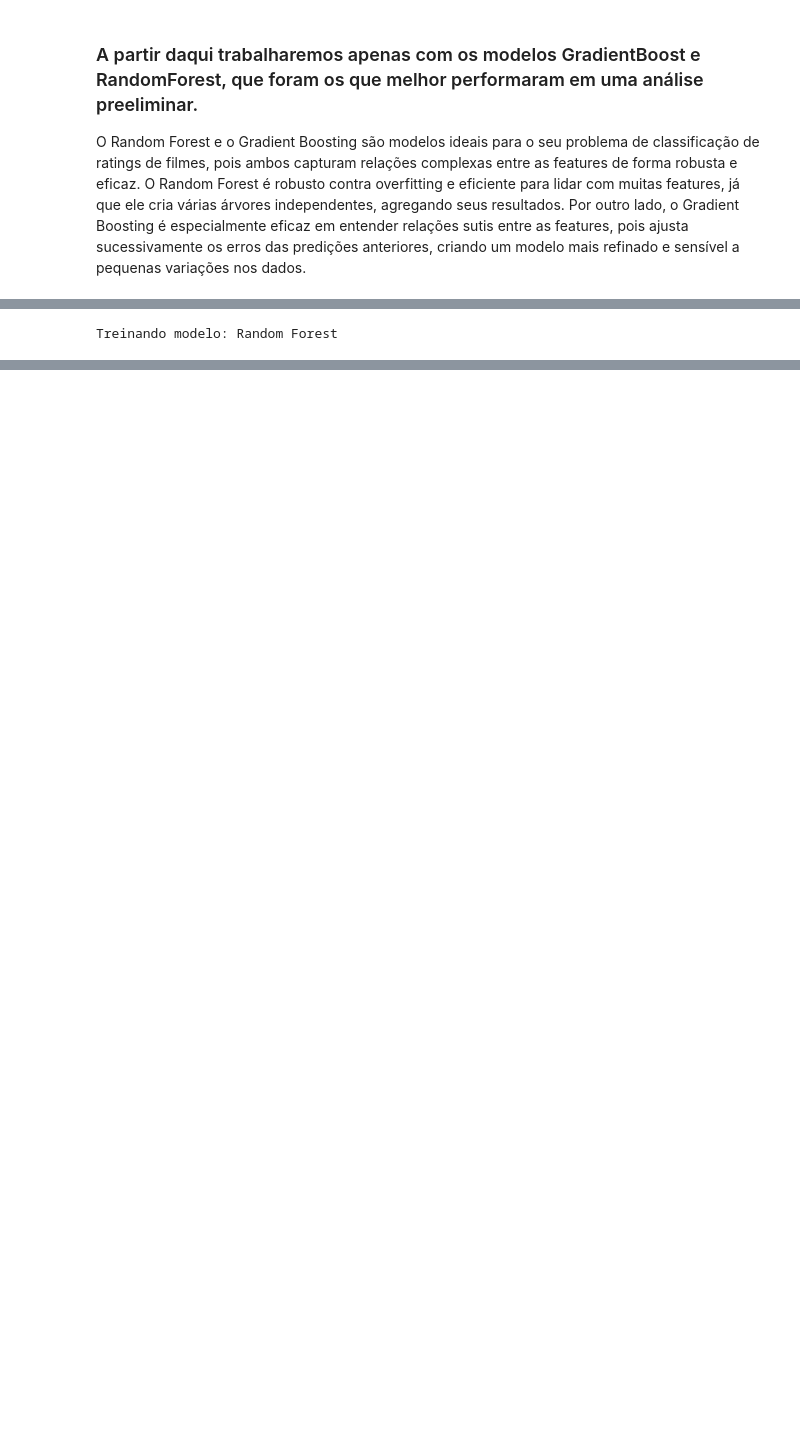
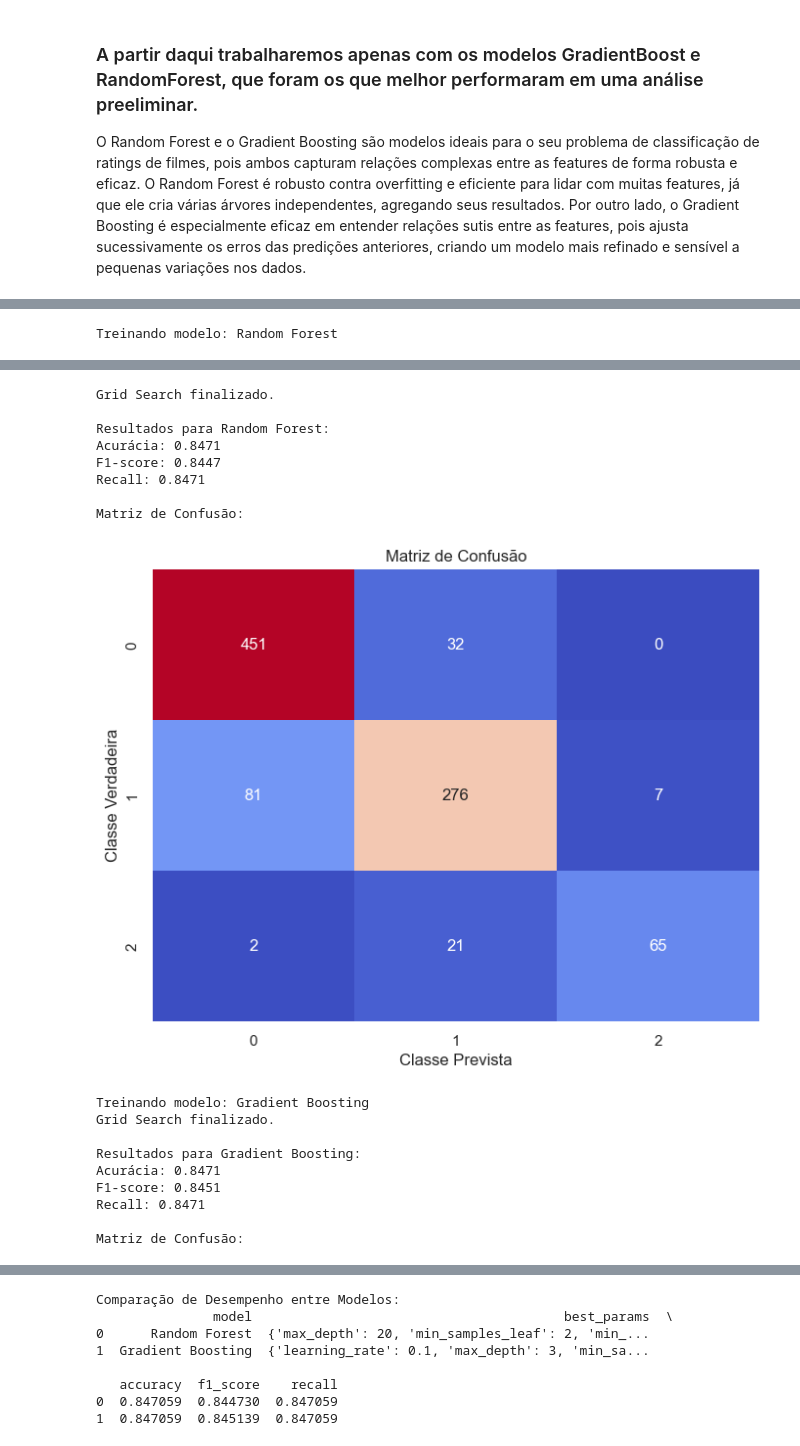
Before and after one commit to EricRLeao1311/INF1038---APRENDIZADO-AUTOMATICO, a Jupyter notebook: previsao_notas_melhores_modelos.ipynb, the cells around one changed output, grey strips where cells are left out. Saved outputs shown, nothing was run; the diff lists cells and outputs as text; code cells hidden in the pictures; blank space fills up the shorter version.

```diff
--- a/previsao_notas_melhores_modelos.ipynb
+++ b/previsao_notas_melhores_modelos.ipynb
@@ -698,15 +686,27 @@ for model_name, model in models.items():
     grid_search = GridSearchCV(
         estimator=model,
         param_grid=param_grids[model_name],
-        cv=StratifiedKFold(n_splits=10),
+        cv=StratifiedKFold(n_splits=5),
         scoring='balanced_accuracy',
         n_jobs=-1,
         verbose=0
     )
 
 
+    # random_search = RandomizedSearchCV(
+    #     estimator=model,
+    #     param_distributions=param_grids[model_name],
+    #     n_iter=20,  # Number of random parameter combinations to try
+    #     cv=StratifiedKFold(n_splits=10),
+    #     scoring='balanced_accuracy',
+    #     n_jobs=-1,
+    #     verbose=0
+    # )
+
     # Rodar o GridSearchCV
     grid_search.fit(X_train, y_train)
+
+    print("Grid Search finalizado.")
 
     # Prever no conjunto de teste
     y_pred = grid_search.best_estimator_.predict(X_test)
@@ -755,0 +772,18 @@ KeyboardInterrupt:
+Grid Search finalizado.
+
+Resultados para Random Forest:
+Acurácia: 0.8471
+F1-score: 0.8447
+Recall: 0.8471
+
+Matriz de Confusão:
+[figure, added]
+Treinando modelo: Gradient Boosting
+Grid Search finalizado.
+
+Resultados para Gradient Boosting:
+Acurácia: 0.8471
+F1-score: 0.8451
+Recall: 0.8471
+
+Matriz de Confusão:
@@ -755,0 +791,8 @@ KeyboardInterrupt:
+Comparação de Desempenho entre Modelos:
+               model                                        best_params  \
+0      Random Forest  {'max_depth': 20, 'min_samples_leaf': 2, 'min_...
+1  Gradient Boosting  {'learning_rate': 0.1, 'max_depth': 3, 'min_sa...
+
+   accuracy  f1_score    recall
+0  0.847059  0.844730  0.847059
+1  0.847059  0.845139  0.847059
```
Also changed, not shown: parts of 16 cells of this notebook, 2 other files.
